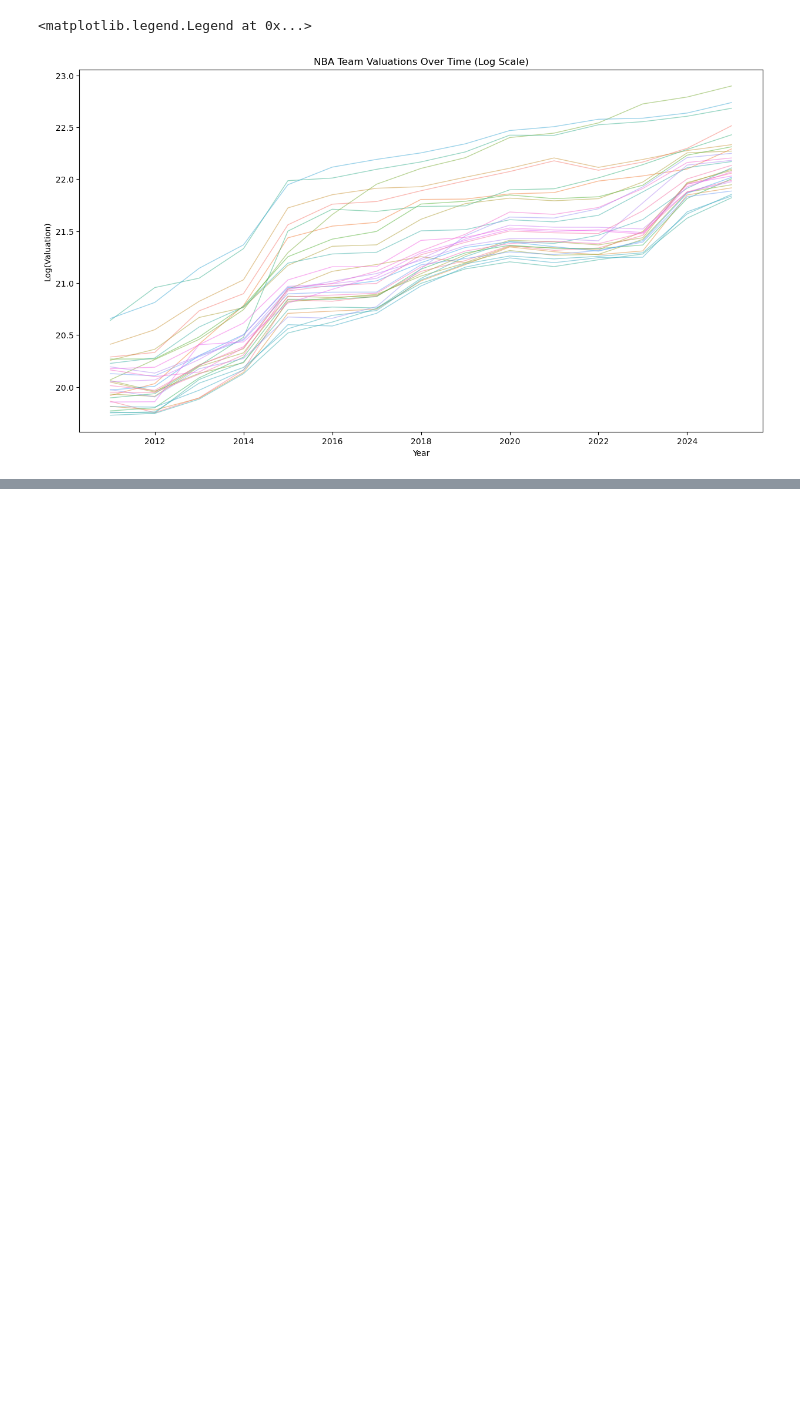
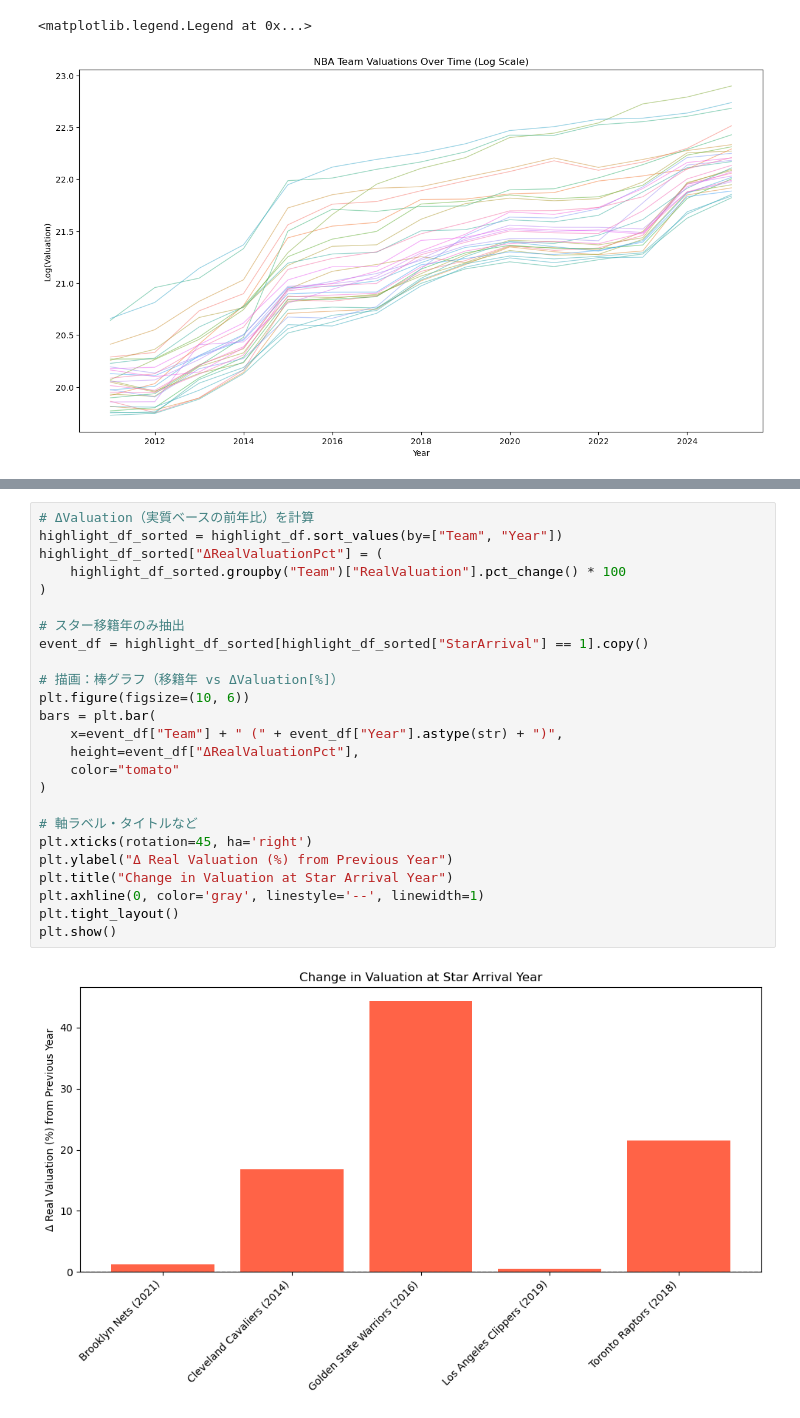
Before and after one commit to shokubohcm/personal_blog, a Jupyter notebook: nba_teamValuation/1_Macro/Macro.ipynb, the cells around one changed output, grey strips where cells are left out. Drawn from its saved outputs; the diff is of its cells as text; blank space fills up the shorter version.

```diff
--- a/nba_teamValuation/1_Macro/Macro.ipynb
+++ b/nba_teamValuation/1_Macro/Macro.ipynb
@@ -40,0 +88,27 @@ plt.legend([],[], frameon=False)  # 凡例なし
+# %%
+# ΔValuation（実質ベースの前年比）を計算
+highlight_df_sorted = highlight_df.sort_values(by=["Team", "Year"])
+highlight_df_sorted["ΔRealValuationPct"] = (
+    highlight_df_sorted.groupby("Team")["RealValuation"].pct_change() * 100
+)
+
+# スター移籍年のみ抽出
+event_df = highlight_df_sorted[highlight_df_sorted["StarArrival"] == 1].copy()
+
+# 描画：棒グラフ（移籍年 vs ΔValuation[%]）
+plt.figure(figsize=(10, 6))
+bars = plt.bar(
+    x=event_df["Team"] + " (" + event_df["Year"].astype(str) + ")",
+    height=event_df["ΔRealValuationPct"],
+    color="tomato"
+)
+
+# 軸ラベル・タイトルなど
+plt.xticks(rotation=45, ha='right')
+plt.ylabel("Δ Real Valuation (%) from Previous Year")
+plt.title("Change in Valuation at Star Arrival Year")
+plt.axhline(0, color='gray', linestyle='--', linewidth=1)
+plt.tight_layout()
+plt.show()
+# %% [output]
+[figure, added]
```
Also changed, not shown: parts of 6 cells of this notebook, 6 other files.
